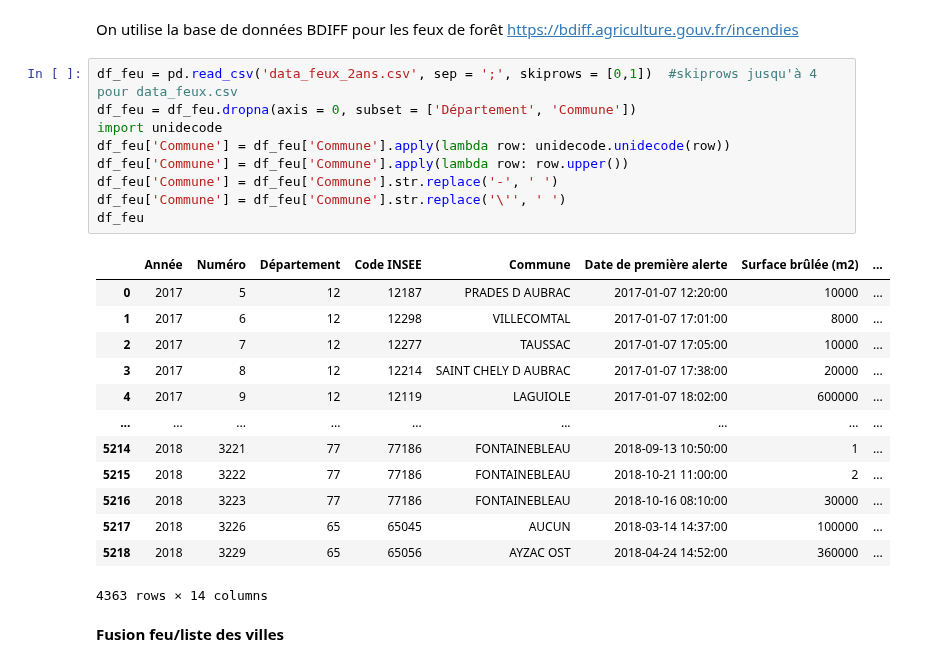
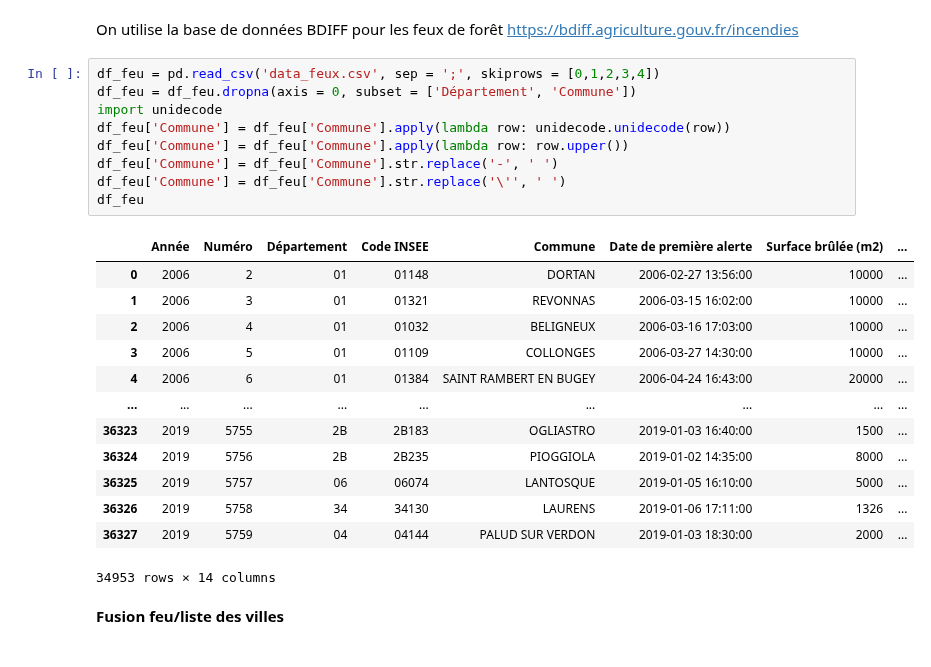
Before and after one commit to Theo-Clavel/feux_de_foret, a Jupyter notebook: main.ipynb, the cells around one changed output. Cells and saved outputs as stored; diff of their text form.

```diff
--- a/main.ipynb
+++ b/main.ipynb
@@ -206,28 +206,28 @@ villes
 On utilise la base de données BDIFF pour les feux de forêt
 https://bdiff.agriculture.gouv.fr/incendies
 # %%
-df_feu = pd.read_csv('data_feux_2ans.csv', sep = ';', skiprows = [0,1])  #skiprows jusqu'à 4 pour data_feux.csv
+df_feu = pd.read_csv('data_feux.csv', sep = ';', skiprows = [0,1,2,3,4])
 df_feu = df_feu.dropna(axis = 0, subset = ['Département', 'Commune'])
 import unidecode
 df_feu['Commune'] = df_feu['Commune'].apply(lambda row: unidecode.unidecode(row))
 df_feu['Commune'] = df_feu['Commune'].apply(lambda row: row.upper())
 df_feu['Commune'] = df_feu['Commune'].str.replace('-', ' ')
 df_feu['Commune'] = df_feu['Commune'].str.replace('\'', ' ')
 df_feu
 # %% [output]
 |  | Année | Numéro | Département | Code INSEE | Commune | Date de première alerte | Surface brûlée (m2) | ... |
-| 0 | 2017 | 5 | 12 | 12187 | PRADES D AUBRAC | 2017-01-07 12:20:00 | 10000 | ... |
-| 1 | 2017 | 6 | 12 | 12298 | VILLECOMTAL | 2017-01-07 17:01:00 | 8000 | ... |
-| 2 | 2017 | 7 | 12 | 12277 | TAUSSAC | 2017-01-07 17:05:00 | 10000 | ... |
-| 3 | 2017 | 8 | 12 | 12214 | SAINT CHELY D AUBRAC | 2017-01-07 17:38:00 | 20000 | ... |
-| 4 | 2017 | 9 | 12 | 12119 | LAGUIOLE | 2017-01-07 18:02:00 | 600000 | ... |
+| 0 | 2006 | 2 | 01 | 01148 | DORTAN | 2006-02-27 13:56:00 | 10000 | ... |
+| 1 | 2006 | 3 | 01 | 01321 | REVONNAS | 2006-03-15 16:02:00 | 10000 | ... |
+| 2 | 2006 | 4 | 01 | 01032 | BELIGNEUX | 2006-03-16 17:03:00 | 10000 | ... |
+| 3 | 2006 | 5 | 01 | 01109 | COLLONGES | 2006-03-27 14:30:00 | 10000 | ... |
+| 4 | 2006 | 6 | 01 | 01384 | SAINT RAMBERT EN BUGEY | 2006-04-24 16:43:00 | 20000 | ... |
 | ... | ... | ... | ... | ... | ... | ... | ... | ... |
-| 5214 | 2018 | 3221 | 77 | 77186 | FONTAINEBLEAU | 2018-09-13 10:50:00 | 1 | ... |
-| 5215 | 2018 | 3222 | 77 | 77186 | FONTAINEBLEAU | 2018-10-21 11:00:00 | 2 | ... |
-| 5216 | 2018 | 3223 | 77 | 77186 | FONTAINEBLEAU | 2018-10-16 08:10:00 | 30000 | ... |
-| 5217 | 2018 | 3226 | 65 | 65045 | AUCUN | 2018-03-14 14:37:00 | 100000 | ... |
-| 5218 | 2018 | 3229 | 65 | 65056 | AYZAC OST | 2018-04-24 14:52:00 | 360000 | ... |
+| 36323 | 2019 | 5755 | 2B | 2B183 | OGLIASTRO | 2019-01-03 16:40:00 | 1500 | ... |
+| 36324 | 2019 | 5756 | 2B | 2B235 | PIOGGIOLA | 2019-01-02 14:35:00 | 8000 | ... |
+| 36325 | 2019 | 5757 | 06 | 06074 | LANTOSQUE | 2019-01-05 16:10:00 | 5000 | ... |
+| 36326 | 2019 | 5758 | 34 | 34130 | LAURENS | 2019-01-06 17:11:00 | 1326 | ... |
+| 36327 | 2019 | 5759 | 04 | 04144 | PALUD SUR VERDON | 2019-01-03 18:30:00 | 2000 | ... |
-4363 rows × 14 columns
+34953 rows × 14 columns
 # %% [markdown]
 **Fusion feu/liste des villes**
 # %% [markdown]
```
Also changed, not shown: parts of 10 cells of this notebook.
